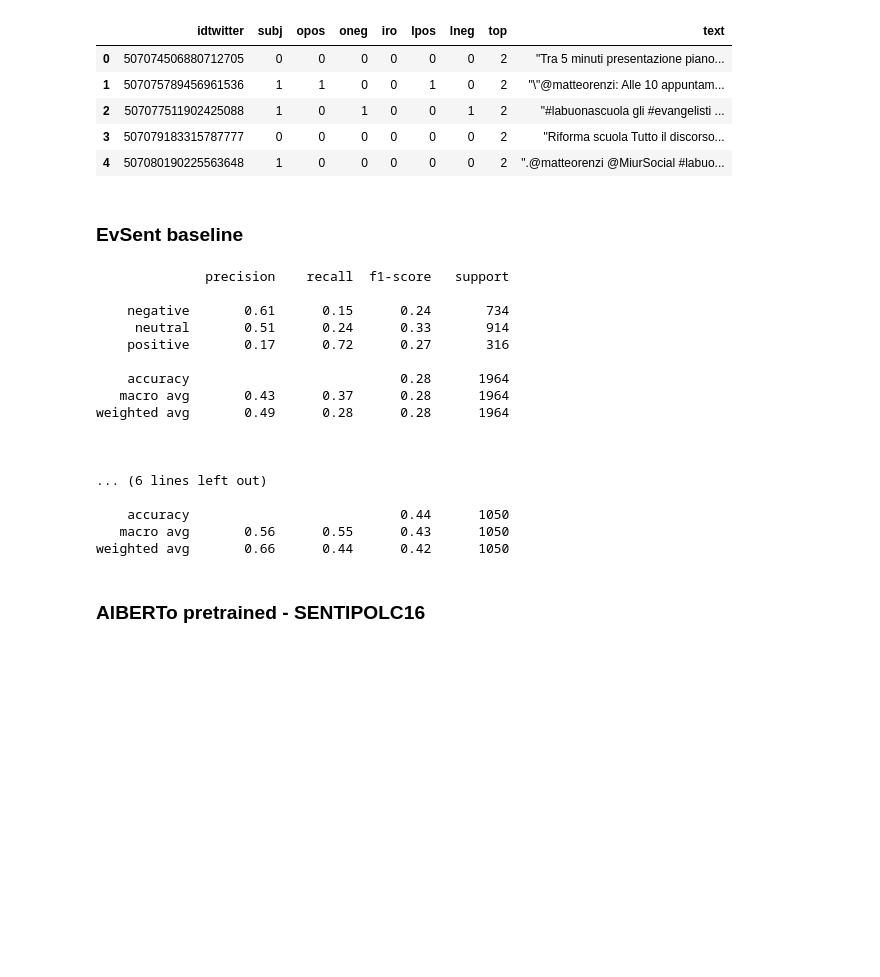
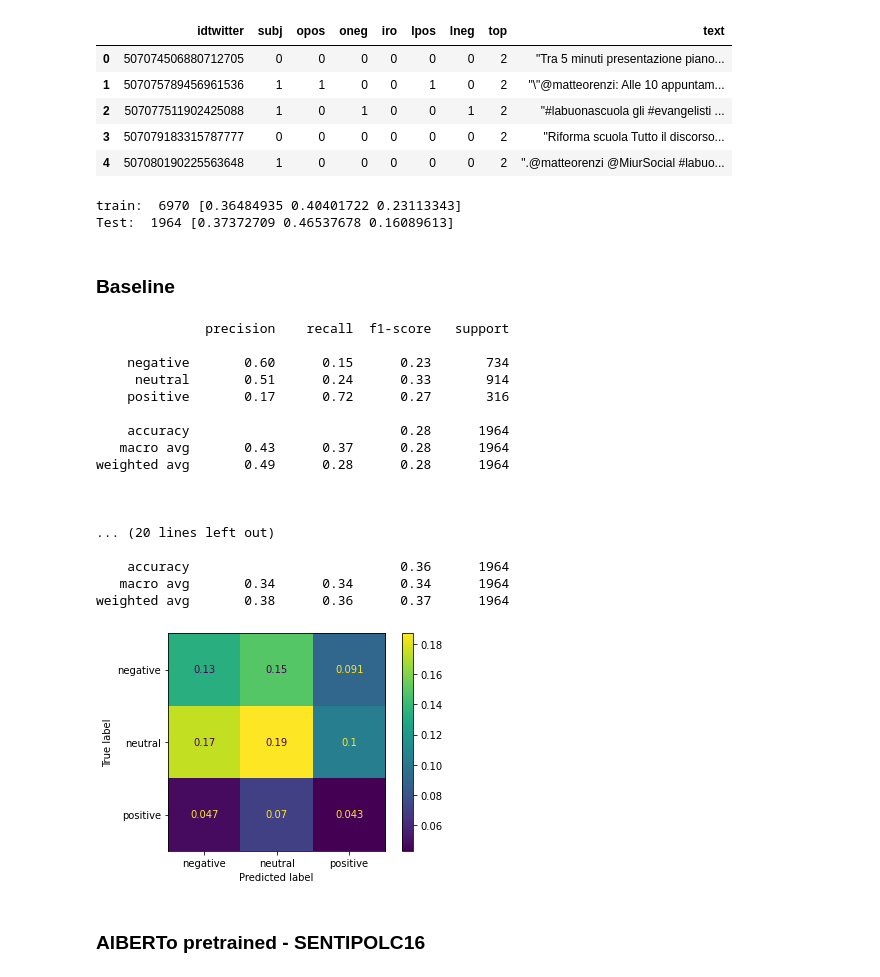
Before and after one commit to steveazzolin/NLU_final_project, a Jupyter notebook: AlBERTo error analysis.ipynb, the cells around one changed output. Saved outputs shown, nothing was run; the diff lists cells and outputs as text; code cells hidden in the pictures; blank space fills up the shorter version.

Commit message:
Small plot for confidence + SMFC

```diff
--- a/AlBERTo error analysis.ipynb
+++ b/AlBERTo error analysis.ipynb
@@ -388,6 +390,15 @@ def eval_alberto(model, model_name, model_params, dataset, dataset_name, keep_ne
         plot_confidence_distribution(trues, preds, proba, name=model_name, dataset=dataset_name, plot_neutral=True)
     if return_preds:
         return preds, trues, proba
+
+
+def eval_mfc_baseline(dataset_train, dataset_test, keep_neutrals):
+    dummy_clf = DummyClassifier(strategy="stratified").fit(dataset_train.text, dataset_train.labels)
+    preds = dummy_clf.predict(dataset_test.text)
+
+    targets = ["negative", "neutral", "positive"] if keep_neutrals else ["negative", "positive"]
+    print(classification_report(dataset_test.labels, preds, target_names=targets))
+    ConfusionMatrixDisplay(confusion_matrix=confusion_matrix(dataset_test.labels, preds, normalize='all'), display_labels=targets).plot()
 # %%
 def plot_confidence_distribution(trues, preds, proba, name, dataset, plot_neutral, adjust_positive=False):
     false_negatives = np.logical_and(trues != 0, preds == 0)
@@ -494,48 +514,61 @@ def separate2united_labels(row):
     else:
         return 3
 
-
+tmp = pd.DataFrame({"text": train_sentipolc.text.apply(a.preprocess), "idx": train_sentipolc.index, "labels": train_sentipolc[["opos", "oneg"]].apply(separate2united_labels, axis=1)})
 dataset_sentipolc = pd.DataFrame({"text": test_sentipolc.text.apply(a.preprocess), "idx": test_sentipolc.index, "labels": test_sentipolc[["opos", "oneg"]].apply(separate2united_labels, axis=1)})
+print("train: ", len(tmp[tmp.labels != 3]), np.unique(tmp[tmp.labels != 3].labels, return_counts=True)[1]/len(tmp[tmp.labels != 3]))
+print("Test: ", len(dataset_sentipolc[dataset_sentipolc.labels != 3]), np.unique(dataset_sentipolc[dataset_sentipolc.labels != 3].labels, return_counts=True)[1]/len(dataset_sentipolc[dataset_sentipolc.labels != 3]))
 lexicon_sentipolc = get_lexicon(dataset_sentipolc.text)
+# %% [output]
+train:  6970 [0.36484935 0.40401722 0.23113343]
+Test:  1964 [0.37372709 0.46537678 0.16089613]
-# %% [markdown]
-### EvSent baseline
+# %% [markdown]
+### Baseline
 # %%
 #%%script echo skipping
 examples = dataset_sentipolc[dataset_sentipolc.labels != 3] # exclude mixed tweets
 
 preds , true , pbar = np.full(len(examples), -1) , np.full(len(examples), -1) , tqdm(total=len(examples))
 index , lock , p = 0 , Lock() , ThreadPool(processes=6)
 for text , label in zip(examples.text, examples.labels):
     p.apply_async(worker, (label, text, pbar, preds, true, lock))
 p.close(); p.join()
 pbar.close()
 assert not np.any(preds == -1) and not np.any(true == -1)
 print(classification_report(true, preds, target_names=["negative", "neutral", "positive"]))
 
 ##
 # No Neutrals
 # reassing labels so that no neutrals are present
 ##
 print("\n\n No neutrals\n")
 evsent_remove_neutrals(true, preds)
+
+
+##
+# Stochastic MFC
+##
+print("\n\n SMFC\n")
+eval_mfc_baseline(tmp[tmp.labels != 3], dataset_sentipolc[dataset_sentipolc.labels != 3], keep_neutrals=True)
 # %% [output]
               precision    recall  f1-score   support
 
-    negative       0.61      0.15      0.24       734
+    negative       0.60      0.15      0.23       734
      neutral       0.51      0.24      0.33       914
     positive       0.17      0.72      0.27       316
 
     accuracy                           0.28      1964
    macro avg       0.43      0.37      0.28      1964
 weighted avg       0.49      0.28      0.28      1964
 
 
 
-... (6 lines left out)
+... (20 lines left out)
 
-    accuracy                           0.44      1050
-   macro avg       0.56      0.55      0.43      1050
-weighted avg       0.66      0.44      0.42      1050
+    accuracy                           0.36      1964
+   macro avg       0.34      0.34      0.34      1964
+weighted avg       0.38      0.36      0.37      1964
+[figure, added]
 # %% [markdown]
 ### AlBERTo pretrained - SENTIPOLC16
 # %%
```
Also changed, not shown: parts of 16 cells of this notebook, 1 other file.
